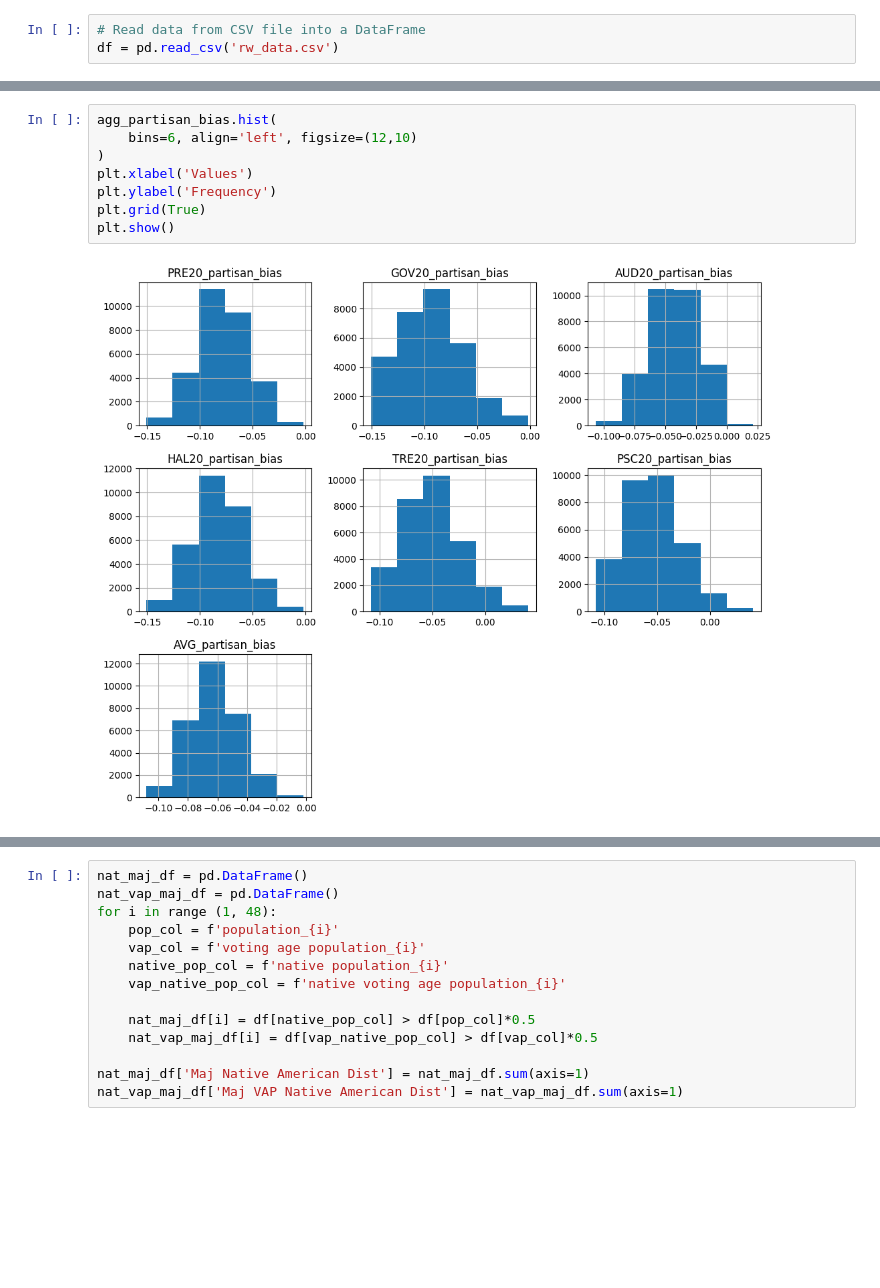
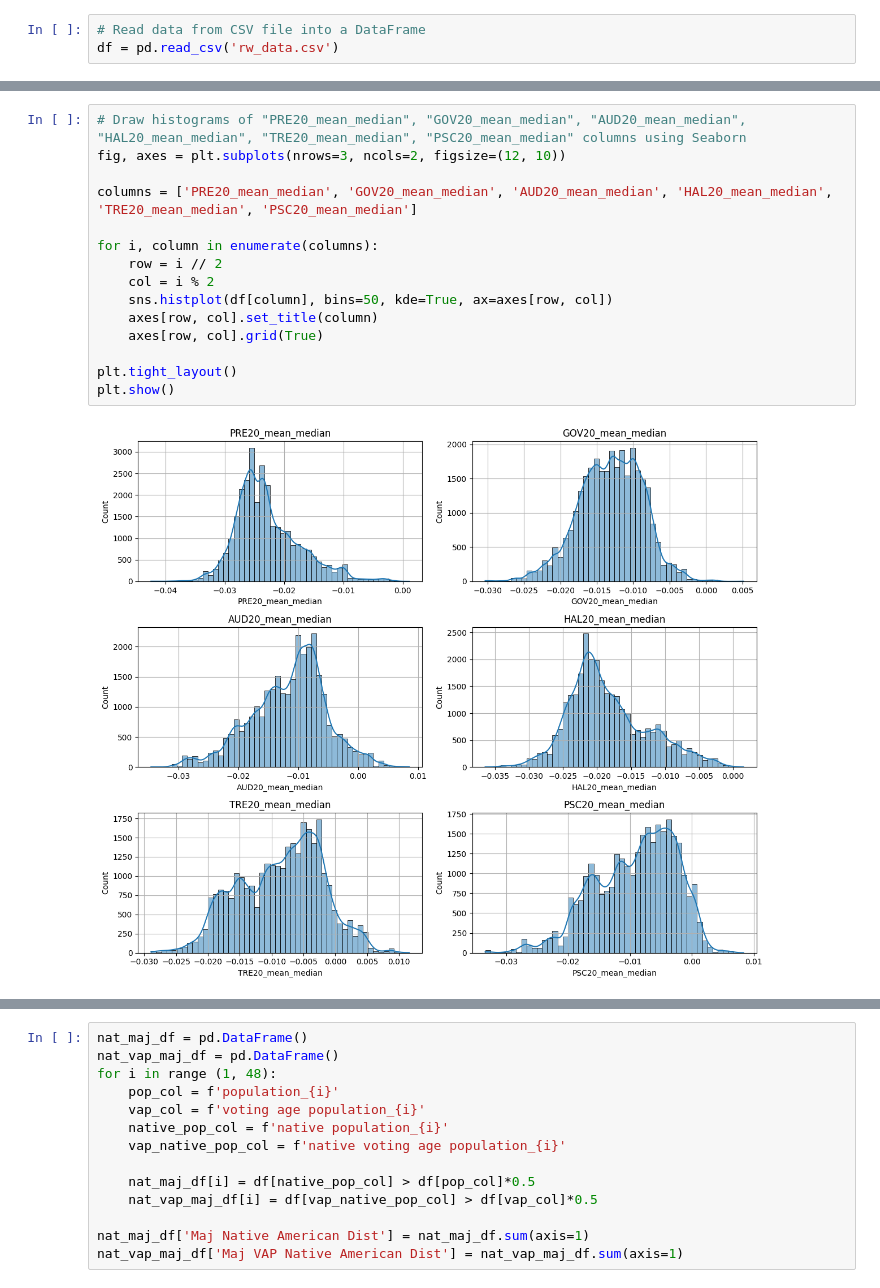
Before and after one commit to PedroPinheiro62/North-Dakota-Redistricting-Analysis, a Jupyter notebook: Ensembles Analysis.ipynb, the cells around one changed output, grey strips where cells are left out. Saved outputs shown, nothing was run; the diff lists cells and outputs as text; blank space fills up the shorter version.

```diff
--- a/Ensembles Analysis.ipynb
+++ b/Ensembles Analysis.ipynb
@@ -98,10 +10,17 @@ See the caveats in the documentation: https://pandas.pydata.org/pandas-docs/stab
-# %%
-agg_partisan_bias.hist(
-    bins=6, align='left', figsize=(12,10)
-)
-plt.xlabel('Values')
-plt.ylabel('Frequency')
-plt.grid(True)
-plt.show()
-# %% [output]
-[figure, removed]
+# %%
+# Draw histograms of "PRE20_mean_median", "GOV20_mean_median", "AUD20_mean_median", "HAL20_mean_median", "TRE20_mean_median", "PSC20_mean_median" columns using Seaborn
+fig, axes = plt.subplots(nrows=3, ncols=2, figsize=(12, 10))
+
+columns = ['PRE20_mean_median', 'GOV20_mean_median', 'AUD20_mean_median', 'HAL20_mean_median', 'TRE20_mean_median', 'PSC20_mean_median']
+
+for i, column in enumerate(columns):
+    row = i // 2
+    col = i % 2
+    sns.histplot(df[column], bins=50, kde=True, ax=axes[row, col])
+    axes[row, col].set_title(column)
+    axes[row, col].grid(True)
+
+plt.tight_layout()
+plt.show()
+# %% [output]
+[figure, added]
```
Also changed, not shown: parts of 30 cells of this notebook.
